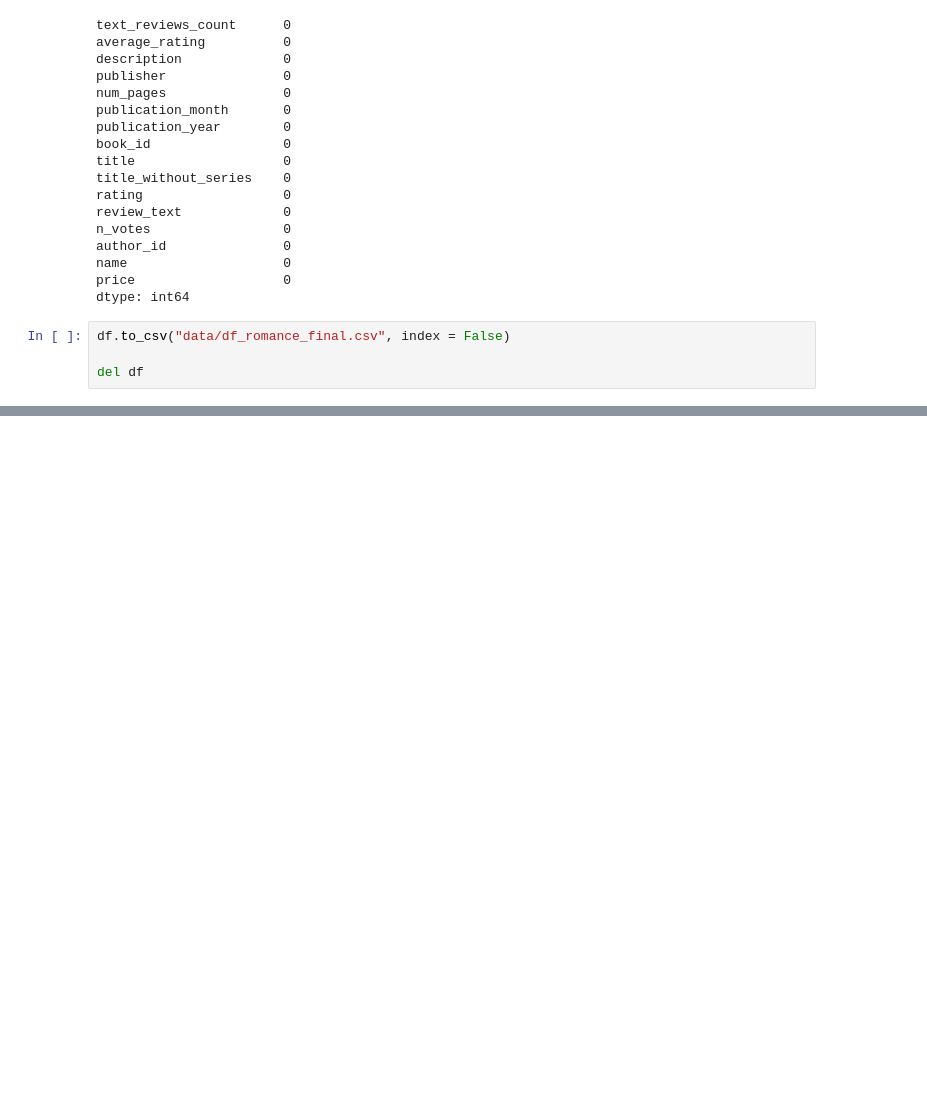
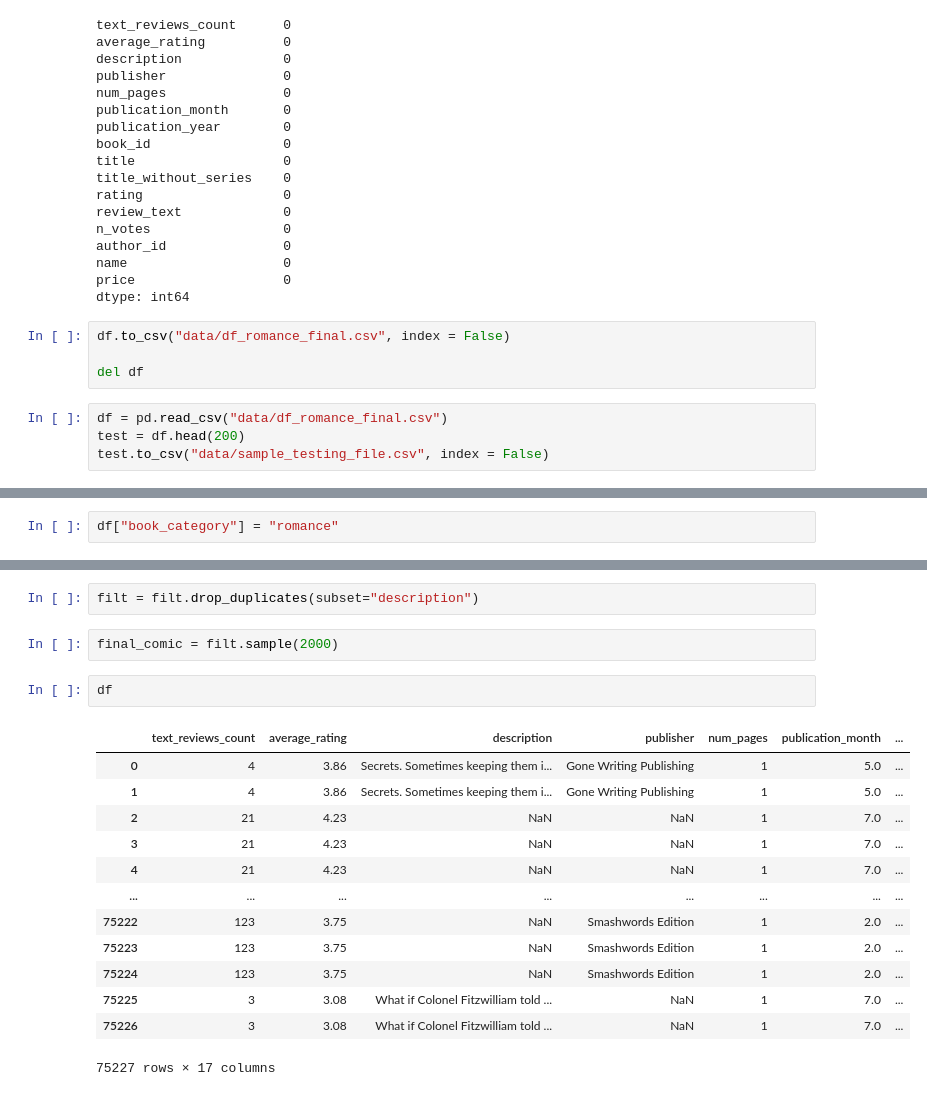
Before and after one commit to msadiva/bookstore-rag, a Jupyter notebook: eda.ipynb, the cells around one changed output, grey strips where cells are left out. Saved outputs shown, nothing was run; the diff lists cells and outputs as text; blank space fills up the shorter version.

```diff
--- a/eda.ipynb
+++ b/eda.ipynb
@@ -767,3 +767,7 @@ dtype: int64
 df.to_csv("data/df_romance_final.csv", index = False)
 
 del df
+# %%
+df = pd.read_csv("data/df_romance_final.csv")
+test = df.head(200)
+test.to_csv("data/sample_testing_file.csv", index = False)
@@ -769,0 +783,2 @@ del df
+# %%
+df["book_category"] = "romance"
@@ -769,0 +870,20 @@ del df
+# %%
+filt = filt.drop_duplicates(subset="description")
+# %%
+final_comic = filt.sample(2000)
+# %%
+df
+# %% [output]
+|  | text_reviews_count | average_rating | description | publisher | num_pages | publication_month | ... |
+| 0 | 4 | 3.86 | Secrets. Sometimes keeping them i... | Gone Writing Publishing | 1 | 5.0 | ... |
+| 1 | 4 | 3.86 | Secrets. Sometimes keeping them i... | Gone Writing Publishing | 1 | 5.0 | ... |
+| 2 | 21 | 4.23 | NaN | NaN | 1 | 7.0 | ... |
+| 3 | 21 | 4.23 | NaN | NaN | 1 | 7.0 | ... |
+| 4 | 21 | 4.23 | NaN | NaN | 1 | 7.0 | ... |
+| ... | ... | ... | ... | ... | ... | ... | ... |
+| 75222 | 123 | 3.75 | NaN | Smashwords Edition | 1 | 2.0 | ... |
+| 75223 | 123 | 3.75 | NaN | Smashwords Edition | 1 | 2.0 | ... |
+| 75224 | 123 | 3.75 | NaN | Smashwords Edition | 1 | 2.0 | ... |
+| 75225 | 3 | 3.08 | What if Colonel Fitzwilliam told ... | NaN | 1 | 7.0 | ... |
+| 75226 | 3 | 3.08 | What if Colonel Fitzwilliam told ... | NaN | 1 | 7.0 | ... |
+75227 rows × 17 columns
```
Also changed, not shown: parts of 16 cells of this notebook, 8 other files.
